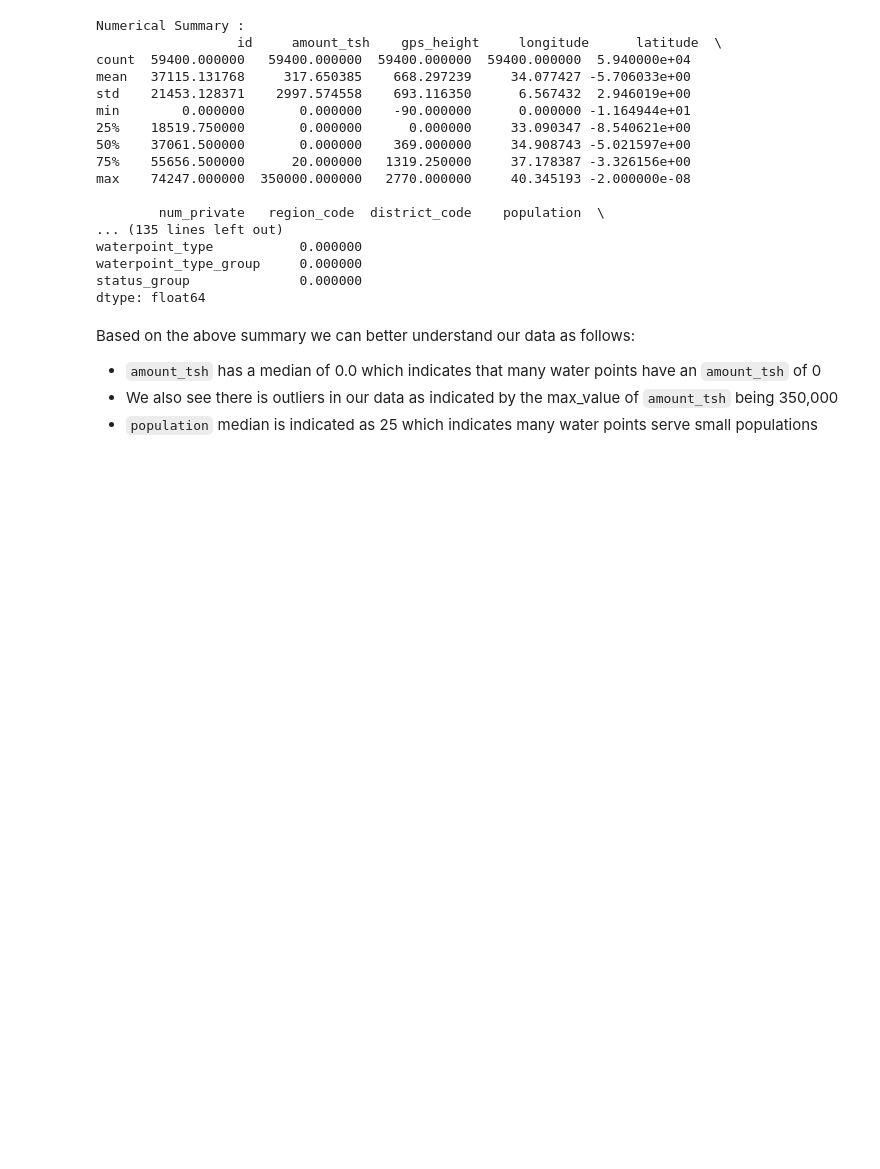
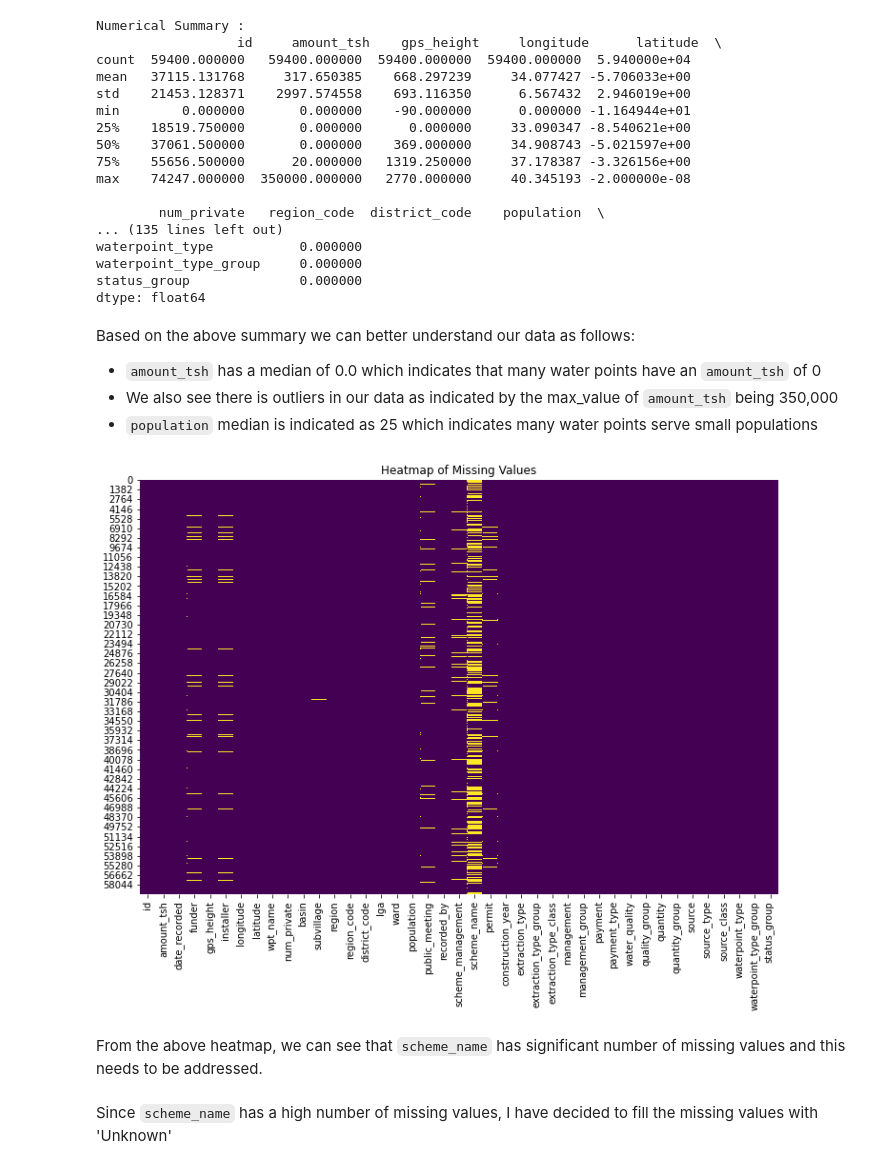
Before and after one commit to Cynthia-Njambi/Moringa-Phase3-Project, a Jupyter notebook: index.ipynb, the cells around one changed output. Drawn from its saved outputs; the diff is of its cells as text; code cells hidden in the pictures; blank space fills up the shorter version.

Commit message:
Data Understanding - Handling missing values

```diff
--- a/index.ipynb
+++ b/index.ipynb
@@ -87,3 +87,16 @@ Based on the above summary we can better understand our data as follows:
 - `amount_tsh` has a median of 0.0 which indicates that many water points have an `amount_tsh` of 0
 - We also see there is outliers in our data as indicated by the max_value of `amount_tsh` being 350,000
 - `population` median is indicated as 25 which indicates many water points serve small populations
+# %%
+import seaborn as sns
+import matplotlib.pyplot as plt
+
+# Create a heatmap to visualize missing data
+plt.figure(figsize=(12, 8))
+sns.heatmap(train_data.isnull(), cbar=False, cmap='viridis')
+plt.title('Heatmap of Missing Values')
+plt.show()
+# %% [output]
+[figure, added]
+# %% [markdown]
+From the above heatmap, we can see that `scheme_name` has significant number of missing values and this needs to be addressed.
@@ -89,0 +105,2 @@ Based on the above summary we can better understand our data as follows:
+# %% [markdown]
+Since `scheme_name` has a high number of missing values, I have decided to fill the missing values with 'Unknown'
```
Also changed, not shown: parts of 2 cells of this notebook.
